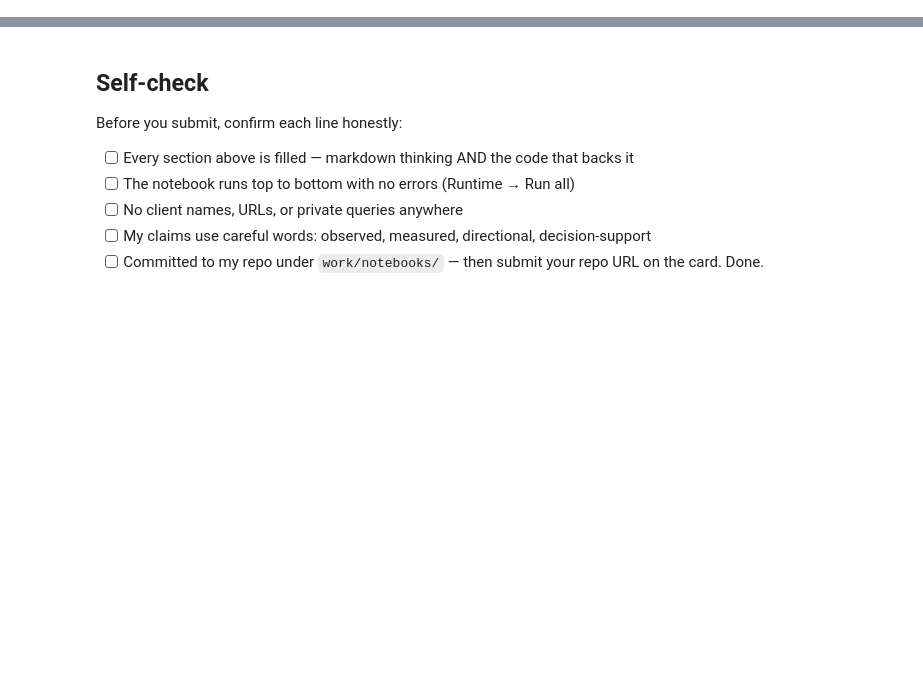
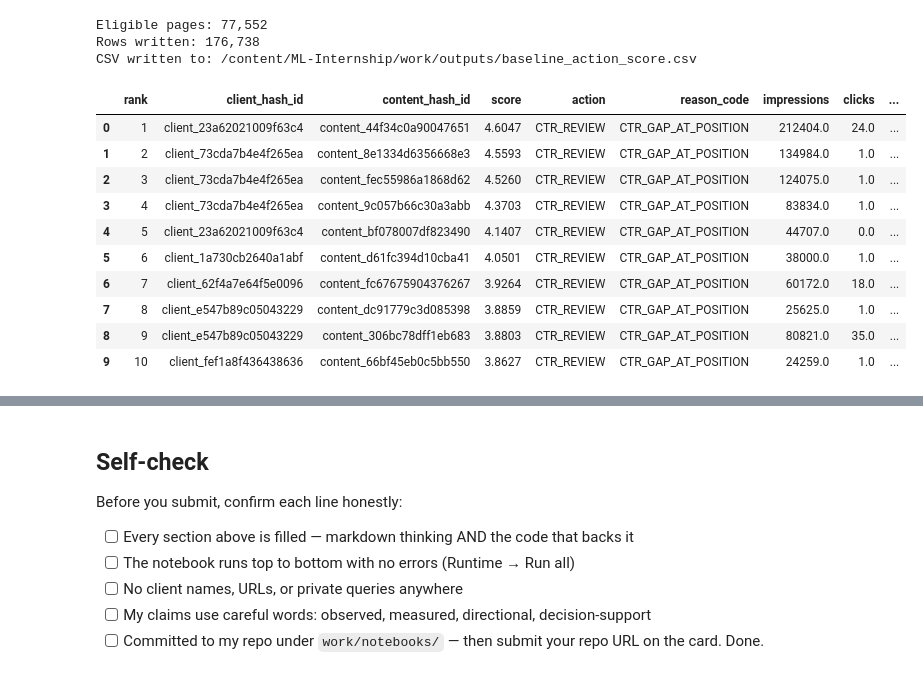
Before and after one commit to Fraz-Rasool/ML-Internship, a Jupyter notebook: work/notebooks/w04_baseline_score.ipynb, the cells around one changed output, grey strips where cells are left out. Cells and saved outputs as stored; diff of their text form; code cells hidden in the pictures; blank space fills up the shorter version.

```diff
--- a/work/notebooks/w04_baseline_score.ipynb
+++ b/work/notebooks/w04_baseline_score.ipynb
@@ -36,0 +275,75 @@ This skeleton is yours to fill. Work the sections **in order** — each one has
+# %%
+# Rebuild the rule inputs from the March slice only.
+queue = march.merge(
+    tier_expected[["position_tier", "expected_ctr_pct"]],
+    on="position_tier",
+    how="left",
+)
+
+queue["ctr_opportunity_gap_pct"] = (
+    queue["expected_ctr_pct"] - queue["ctr_pct"]
+)
+
+eligible = (
+    (queue["impressions"] >= 100)
+    & (queue["avg_position"] > 0)
+    & (queue["avg_position"] <= 20)
+    & queue["ctr_opportunity_gap_pct"].notna()
+)
+
+queue["score"] = np.where(
+    eligible,
+    np.maximum(queue["ctr_opportunity_gap_pct"], 0)
+    * np.log1p(queue["impressions"]),
+    0.0,
+)
+
+queue["reason_code"] = np.where(
+    (eligible) & (queue["ctr_opportunity_gap_pct"] > 0),
+    "CTR_GAP_AT_POSITION",
+    "NOT_PRIORITIZED",
+)
+
+queue["action"] = np.where(
+    (eligible) & (queue["ctr_opportunity_gap_pct"] > 0),
+    "CTR_REVIEW",
+    "NO_ACTION",
+)
+
+queue = queue.sort_values(
+    ["score", "impressions"], ascending=[False, False]
+).reset_index(drop=True)
+queue["rank"] = np.arange(1, len(queue) + 1)
+
+# Keep the output intentionally minimal and safe.
+output_cols = [
+    "rank", "client_hash_id", "content_hash_id", "score", "action",
+    "reason_code", "impressions", "clicks", "ctr_pct", "avg_position",
+    "position_tier", "expected_ctr_pct", "ctr_opportunity_gap_pct"
+]
+baseline_queue = queue[output_cols].copy()
+
+out_dir = Path("/content/ML-Internship/work/outputs")
+out_dir.mkdir(parents=True, exist_ok=True)
+out_path = out_dir / "baseline_action_score.csv"
+baseline_queue.to_csv(out_path, index=False)
+
+print(f"Eligible pages: {int(eligible.sum()):,}")
+print(f"Rows written: {len(baseline_queue):,}")
+print(f"CSV written to: {out_path}")
+display(baseline_queue.head(10).round(4))
+# %% [output]
+Eligible pages: 77,552
+Rows written: 176,738
+CSV written to: /content/ML-Internship/work/outputs/baseline_action_score.csv
+|  | rank | client_hash_id | content_hash_id | score | action | reason_code | impressions | clicks | ... |
+| 0 | 1 | client_23a62021009f63c4 | content_44f34c0a90047651 | 4.6047 | CTR_REVIEW | CTR_GAP_AT_POSITION | 212404.0 | 24.0 | ... |
+| 1 | 2 | client_73cda7b4e4f265ea | content_8e1334d6356668e3 | 4.5593 | CTR_REVIEW | CTR_GAP_AT_POSITION | 134984.0 | 1.0 | ... |
+| 2 | 3 | client_73cda7b4e4f265ea | content_fec55986a1868d62 | 4.5260 | CTR_REVIEW | CTR_GAP_AT_POSITION | 124075.0 | 1.0 | ... |
+| 3 | 4 | client_73cda7b4e4f265ea | content_9c057b66c30a3abb | 4.3703 | CTR_REVIEW | CTR_GAP_AT_POSITION | 83834.0 | 1.0 | ... |
+| 4 | 5 | client_23a62021009f63c4 | content_bf078007df823490 | 4.1407 | CTR_REVIEW | CTR_GAP_AT_POSITION | 44707.0 | 0.0 | ... |
+| 5 | 6 | client_1a730cb2640a1abf | content_d61fc394d10cba41 | 4.0501 | CTR_REVIEW | CTR_GAP_AT_POSITION | 38000.0 | 1.0 | ... |
+| 6 | 7 | client_62f4a7e64f5e0096 | content_fc67675904376267 | 3.9264 | CTR_REVIEW | CTR_GAP_AT_POSITION | 60172.0 | 18.0 | ... |
+| 7 | 8 | client_e547b89c05043229 | content_dc91779c3d085398 | 3.8859 | CTR_REVIEW | CTR_GAP_AT_POSITION | 25625.0 | 1.0 | ... |
+| 8 | 9 | client_e547b89c05043229 | content_306bc78dff1eb683 | 3.8803 | CTR_REVIEW | CTR_GAP_AT_POSITION | 80821.0 | 35.0 | ... |
+| 9 | 10 | client_fef1a8f436438636 | content_66bf45eb0c5bb550 | 3.8627 | CTR_REVIEW | CTR_GAP_AT_POSITION | 24259.0 | 1.0 | ... |
```
Also changed, not shown: parts of 19 cells of this notebook.
